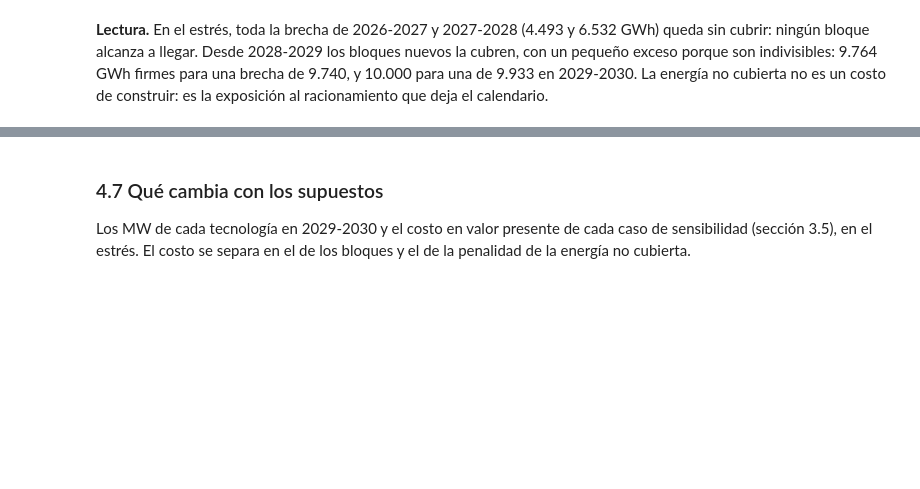
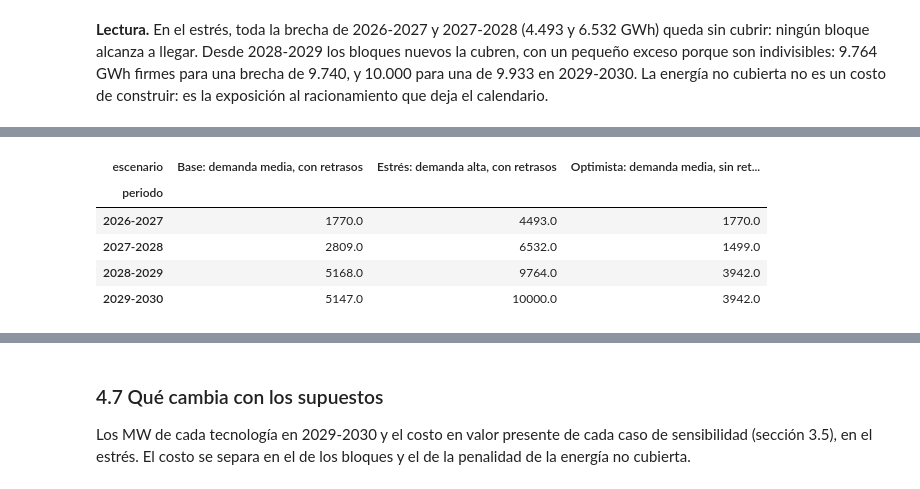
Before and after one commit to cterrassa/suficiencia-sin, a Jupyter notebook: Tutorial_Suficiencia_SIN.ipynb, the cells around one changed output, grey strips where cells are left out. Cells and saved outputs as stored; diff of their text form; code cells hidden in the pictures; blank space fills up the shorter version.

```diff
--- a/Tutorial_Suficiencia_SIN.ipynb
+++ b/Tutorial_Suficiencia_SIN.ipynb
@@ -1556,0 +1593,22 @@ fig.show()
+# %%
+rango_y = [meses[["demanda_dia", "firme_dia"]].min().min() * 0.97, meses[["demanda_dia", "firme_dia"]].max().max() * 1.04]
+fig = px.line(largo, x="mes", y="gwh_dia", color="serie", animation_frame="cuadro", markers=True,
+              color_discrete_map={SERIES["demanda_dia"]: "#2a78d6", SERIES["firme_dia"]: "#1f1f1f"},
+              range_x=[meses["mes"].min() - pd.Timedelta(days=20), meses["mes"].max() + pd.Timedelta(days=20)],
+              range_y=rango_y, labels={"mes": "Mes", "gwh_dia": "GWh por día", "serie": "Serie", "cuadro": "Mes"},
+              title="La brecha del caso base, mes a mes: demanda media frente a oferta firme (GWh por día)")
+texto = dict(mode="text", x=[meses["mes"].min()], y=[rango_y[1] * 0.995], textposition="bottom right",
+             showlegend=False, hoverinfo="skip", textfont=dict(size=14, color="#1f1f1f"))
+fig.add_trace(go.Scatter(text=[rotulo(meses.iloc[0])], **texto))
+for cuadro, (_, fila) in zip(fig.frames, meses.iterrows()):
+    cuadro.data += (go.Scatter(text=[rotulo(fila)], **texto),)
+fig.update_traces(hovertemplate="%{x|%Y-%m}: %{y:,.1f} GWh por día<extra></extra>", selector=dict(mode="lines+markers"))
+for cuadro in fig.frames:
+    for traza in cuadro.data[:2]:
+        traza.hovertemplate = "%{x|%Y-%m}: %{y:,.1f} GWh por día<extra></extra>"
+fig.layout.updatemenus[0].buttons[0].args[1]["frame"]["duration"] = 150
+fig.layout.updatemenus[0].buttons[0].args[1]["transition"]["duration"] = 0
+fig.layout.sliders[0].currentvalue.prefix = "Mes: "
+fig.update_layout(height=540, legend=dict(LEYENDA, y=1.0, yanchor="bottom"), margin=dict(t=110), xaxis_title=None,
+                  xaxis_tickformat="%Y-%m", separators=",.")       # leyenda arriba: abajo van los controles
+fig.show()
@@ -1648,0 +1719,20 @@ fig.show()
+# %%
+# Energía firme de los bloques nuevos y energía no cubierta, por escenario, período y componente
+no_cubierta = [{"escenario": NOMBRES_ESCENARIO[e], "periodo": p, "tecnologia": "Energía no cubierta", "firme_gwh": u}
+               for e, (_, det) in corridas.items() for p, u in zip(PERIODOS, det["u"])]
+largo = pd.concat([portafolio, pd.DataFrame(no_cubierta)]).groupby(["escenario", "periodo", "tecnologia"])["firme_gwh"].sum()
+totales = largo.groupby(level="tecnologia").sum()
+usadas = [c for c in [*COLORES_TECNOLOGIA, "Energía no cubierta"] if totales.get(c, 0) > 0]
+rejilla = pd.MultiIndex.from_product([NOMBRES_ESCENARIO.values(), PERIODOS, usadas], names=largo.index.names)
+largo = largo.reindex(rejilla, fill_value=0).reset_index()
+brechas = pd.concat([brecha_de(e).reset_index().assign(escenario=NOMBRES_ESCENARIO[e]) for e in ESCENARIOS])
+tope = max(largo.groupby(["escenario", "periodo"])["firme_gwh"].sum().max(), brechas["brecha_gwh"].max()) * 1.1
+orden = {"periodo": PERIODOS, "escenario": list(NOMBRES_ESCENARIO.values()), "tecnologia": usadas}
+largo.pivot_table(index="periodo", columns="escenario", values="firme_gwh", aggfunc="sum").round(0)
+# %% [output]
+| escenario | Base: demanda media, con retrasos | Estrés: demanda alta, con retrasos | Optimista: demanda media, sin ret... |
+| periodo |  |  |  |
+| 2026-2027 | 1770.0 | 4493.0 | 1770.0 |
+| 2027-2028 | 2809.0 | 6532.0 | 1499.0 |
+| 2028-2029 | 5168.0 | 9764.0 | 3942.0 |
+| 2029-2030 | 5147.0 | 10000.0 | 3942.0 |
```
Also changed, not shown: parts of 23 cells of this notebook, 1 other file.
